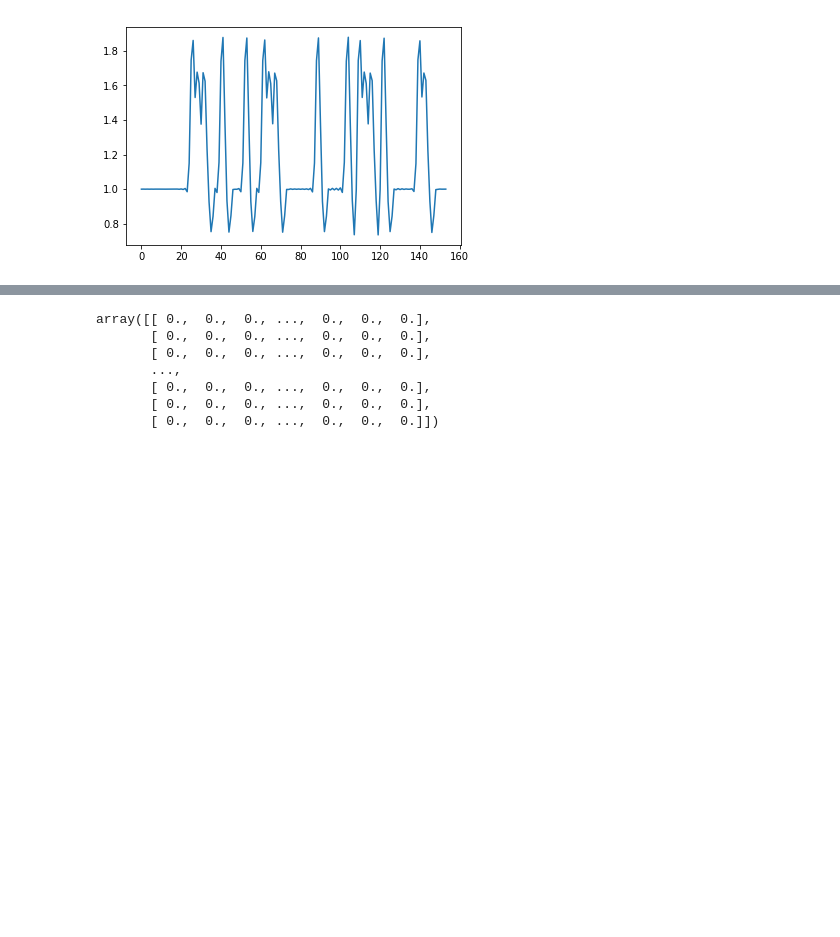
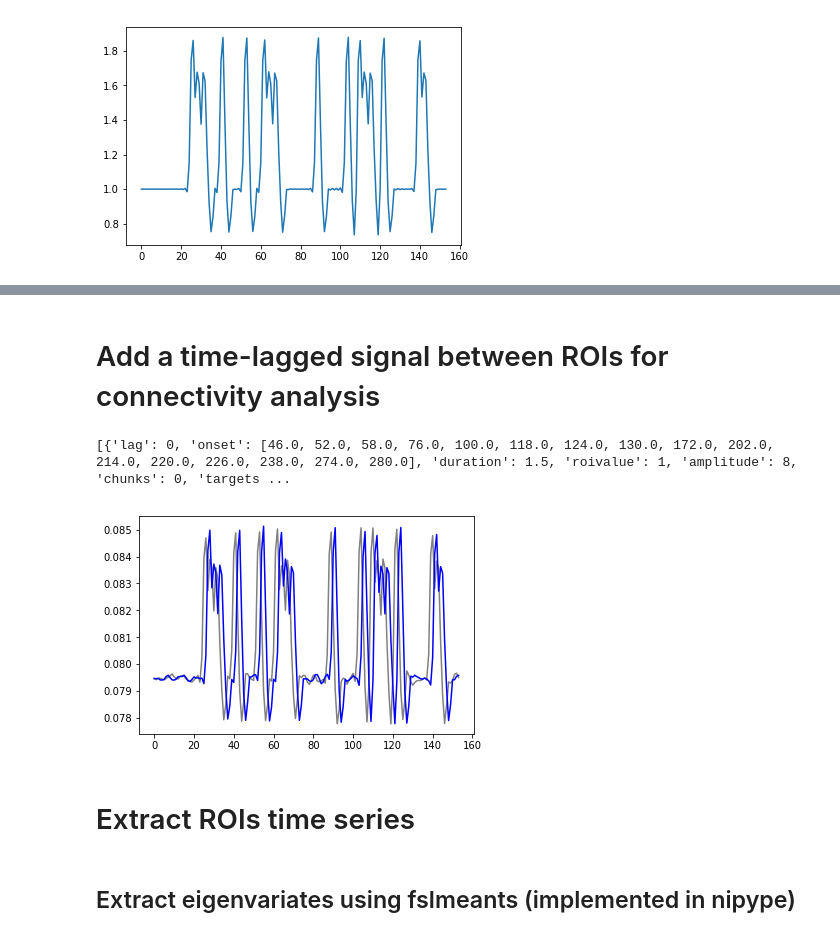
Before and after one commit to shamit/shamit, a Jupyter notebook: shambrain/shambrain.ipynb, the cells around one changed output, grey strips where cells are left out. Saved outputs shown, nothing was run; the diff lists cells and outputs as text; code cells hidden in the pictures; blank space fills up the shorter version.

```diff
--- a/shambrain/shambrain.ipynb
+++ b/shambrain/shambrain.ipynb
@@ -208,13 +226,23 @@ plt.show()
 from mvpa2.datasets.mri import map2nifti
 image = map2nifti(with_signal)
 image.to_filename('testfile.nii.gz')
-# %%
-with_signal.samples
-# %% [output]
-array([[ 0.,  0.,  0., ...,  0.,  0.,  0.],
-       [ 0.,  0.,  0., ...,  0.,  0.,  0.],
-       [ 0.,  0.,  0., ...,  0.,  0.,  0.],
-       ...,
-       [ 0.,  0.,  0., ...,  0.,  0.,  0.],
-       [ 0.,  0.,  0., ...,  0.,  0.,  0.],
-       [ 0.,  0.,  0., ...,  0.,  0.,  0.]])
+# %% [markdown]
+# Add a time-lagged signal between ROIs for connectivity analysis
+# %%
+"""
+New spec only for famfaces
+"""
+
+famspec = [cond for cond in spec if cond['targets'] == 'familiar']
+
+# different roivalue
+famspec[0]['roivalue'] = 1
+
+# different lags
+for cond in famspec:
+    cond['lag'] = spec.index(cond)
+    cond['amplitude'] = 8
+
+print(famspec)
+# %% [output]
+[{'lag': 0, 'onset': [46.0, 52.0, 58.0, 76.0, 100.0, 118.0, 124.0, 130.0, 172.0, 202.0, 214.0, 220.0, 226.0, 238.0, 274.0, 280.0], 'duration': 1.5, 'roivalue': 1, 'amplitude': 8, 'chunks': 0, 'targets ...
@@ -220,0 +291,25 @@ array([[ 0.,  0.,  0., ...,  0.,  0.,  0.],
+# %%
+# add time lag signal to noise image
+with_lagged_signal = add_signal_lagged(noise, ms, famspec)
+# %%
+# plot the two different roi time courses (normalized)
+
+# get roi indices
+roi_indices_1 = np.where(ms.samples[0] == 1)[0]
+roi_indices_24 = np.where(ms.samples[0] == 24)[0]
+
+# calculate mean and normalize
+roi_mean_1 = np.mean(with_lagged_signal.samples[:, roi_indices_1], axis=1)
+roi_mean_24 = np.mean(with_lagged_signal.samples[:, roi_indices_24], axis=1)
+
+norm1 = roi_mean_1 / np.linalg.norm(roi_mean_1)
+norm24 = roi_mean_24 / np.linalg.norm(roi_mean_24)
+
+# plot
+plt.plot(norm1, color='grey')
+plt.plot(norm24, color='blue')
+plt.show()
+# %% [output]
+[figure, added]
+# %% [markdown]
+# Extract ROIs time series
@@ -220,0 +348,2 @@ array([[ 0.,  0.,  0., ...,  0.,  0.,  0.],
+# %% [markdown]
+## Extract eigenvariates using fslmeants (implemented in nipype)
```
Also changed, not shown: parts of 11 cells of this notebook, 7 other files.
